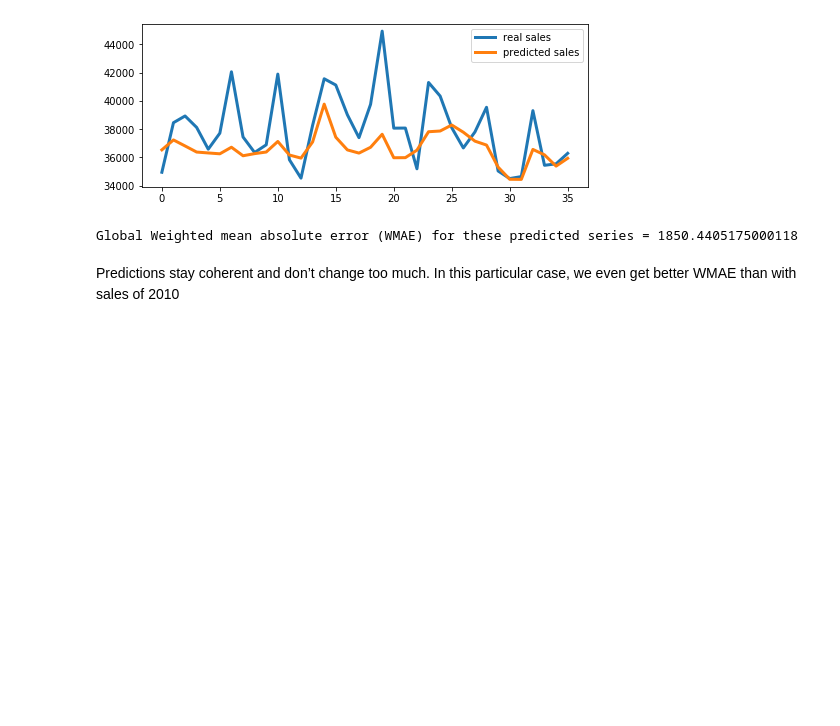
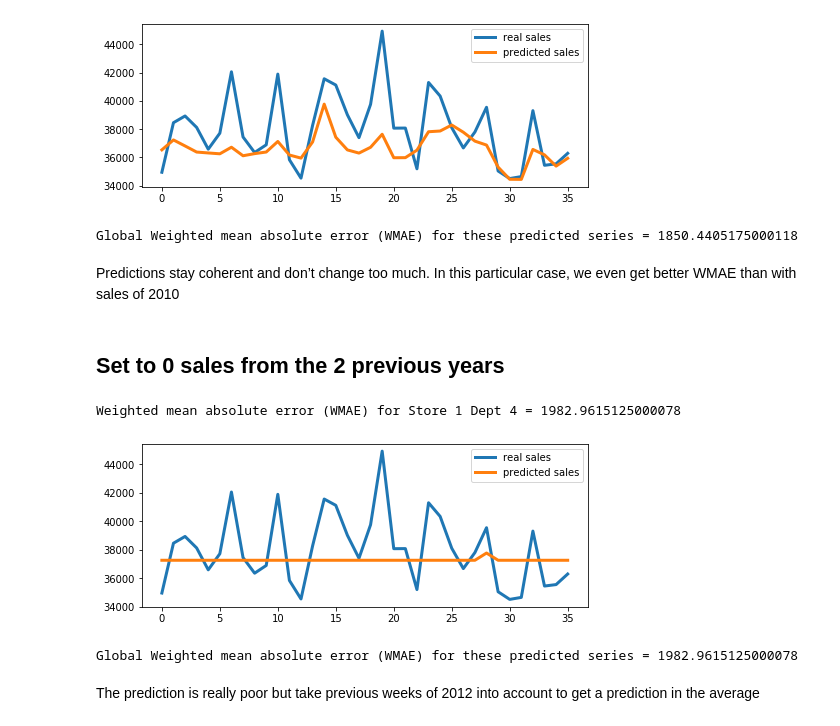
Before and after one commit to Corentin-M/Sales_forecasting, a Jupyter notebook: RF_Model-Robustness.ipynb, the cells around one changed output. Drawn from its saved outputs; the diff is of its cells as text; code cells hidden in the pictures; blank space fills up the shorter version.

Commit message:
Test with no sales in 2010 and 2011

```diff
--- a/RF_Model-Robustness.ipynb
+++ b/RF_Model-Robustness.ipynb
@@ -202,3 +206,83 @@ Weighted mean absolute error (WMAE) for Store 1 Dept 4 = 1850.4405175000118
 Global Weighted mean absolute error (WMAE) for these predicted series = 1850.4405175000118
 # %% [markdown]
 Predictions stay coherent and don’t change too much. In this particular case, we even get better WMAE than with sales of 2010
+# %% [markdown]
+## Set to 0 sales from the 2 previous years
+# %%
+# Set all weekly sales of 2010 and 2011 to 0 for Store 1 department 4
+train_df.loc[(train_df.Store == 1) & (train_df.Dept == 4) & (train_df.Year != 2012),'Weekly_Sales'] = 0
+# %%
+# create a copy of this dataframe to use it later in this original preprocessed form if needed
+train_df2 = train_df.copy()
+# %%
+# Create some lists to compute WMAE for all of our series
+total_sum_weights=[]
+total_sum_weighted_error=[]
+week = 8
+
+# Create a train dataframe with data from 2010 to week 8 in 2012
+train2010 = train_df2[train_df2['Year'] == 2010]
+train2011 = train_df2[train_df2['Year'] == 2011]
+train2012 = train_df2[(train_df2['Year'] == 2012) & (train_df2['Week'] < week)]
+train = train2010.append(train2011).append(train2012)
+
+# Create a test dataframe with data from week 8 in 2012 (to get our wanted 36 weeks)
+test = train_df2[(train_df2['Week'] >= week) & (train_df2['Year'] == 2012)]
+# %%
+store = 1
+dept = 4
+
+# Select train and test dataframe for the wanted store and dept
+train_sd = train[(train.Store == store)&(train.Dept == dept)]
+test_sd = test[(test.Store == store)&(test.Dept == dept)]
+
+# Keep all data except Sales for xtrain and xtest
+xtrain = train_sd.drop(['Weekly_Sales'], axis=1)
+xtest = test_sd.drop(['Weekly_Sales'], axis=1)
+
+# Keep only Sales for ytrain and ytest
+ytrain = train_sd['Weekly_Sales'].values
+ytest = test_sd['Weekly_Sales'].values
+
+# Create a RandomForestRegressor model
+rfr = RandomForestRegressor(n_estimators=100, n_jobs=-1, random_state=0)
+
+# train the Random Forst model if there is data for training
+if len(xtrain)>0:
+    rfr.fit(xtrain, ytrain)
+
+    # make a prediction if there is an expected output
+    if len(xtest)>0:
+        pred = rfr.predict(xtest)
+
+        # if there is an output, compute WMAE metric
+        if len(pred)>0:
+            xtest['weighted_error'] = xtest.IsHoliday * abs(ytest-pred)
+            sum_weights = xtest.IsHoliday.sum()
+            sum_weighted_error = xtest.weighted_error.sum()
+            wmae = (1/sum_weights) * sum_weighted_error
+
+            if str(wmae) != 'nan':
+                # plot predictions
+                print('Weighted mean absolute error (WMAE) for Store {} Dept {} = {}'.format(str(store),str(dept),str(wmae)))
+                plot_df = pd.DataFrame()
+                plot_df['predicted_sales'] = pred
+                plot_df['real_sales']=ytest
+                plt.figure(figsize=(8,3))
+                plot_df['real_sales'].plot(label='real sales', lw=3)
+                plot_df['predicted_sales'].plot(label='predicted sales', lw=3)
+                plt.legend()
+                plt.show()
+
+                total_sum_weights.append(sum_weights)
+                total_sum_weighted_error.append(sum_weighted_error)
+
+# Global WMAE for our model will be printed at the end
+global_wmae = (1/sum(total_sum_weights)) * sum(total_sum_weighted_error)
+print('Global Weighted mean absolute error (WMAE) for these predicted series = {}'.format(str(global_wmae)))
+# %% [output]
+Weighted mean absolute error (WMAE) for Store 1 Dept 4 = 1982.9615125000078
+[figure, added]
+Global Weighted mean absolute error (WMAE) for these predicted series = 1982.9615125000078
+# %% [markdown]
+The prediction is really poor but take previous weeks of 2012 into account to get a prediction in the average
```
Also changed, not shown: parts of 2 cells of this notebook.
